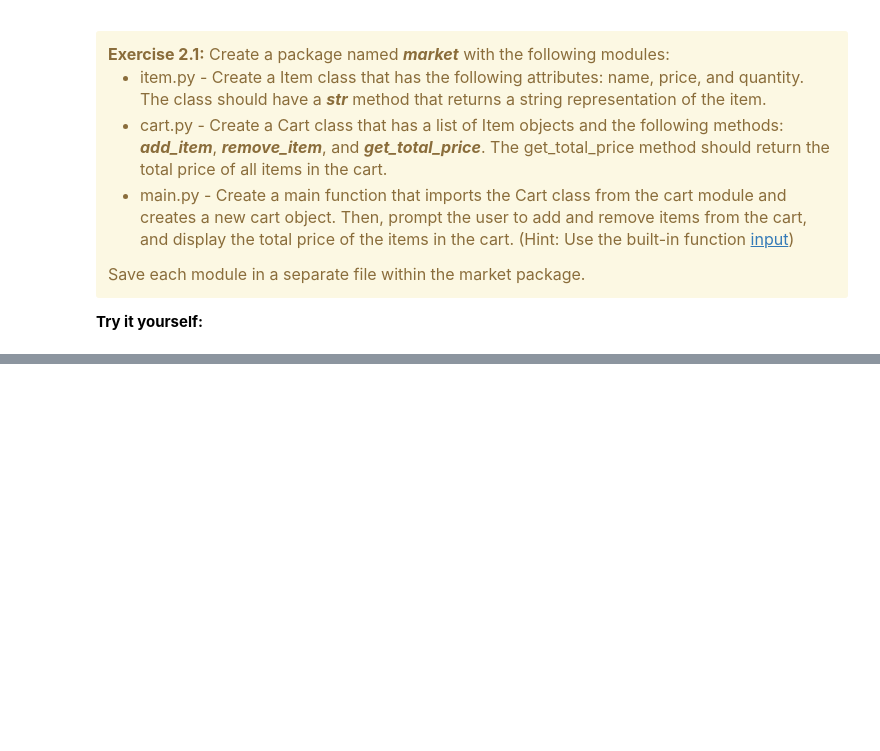
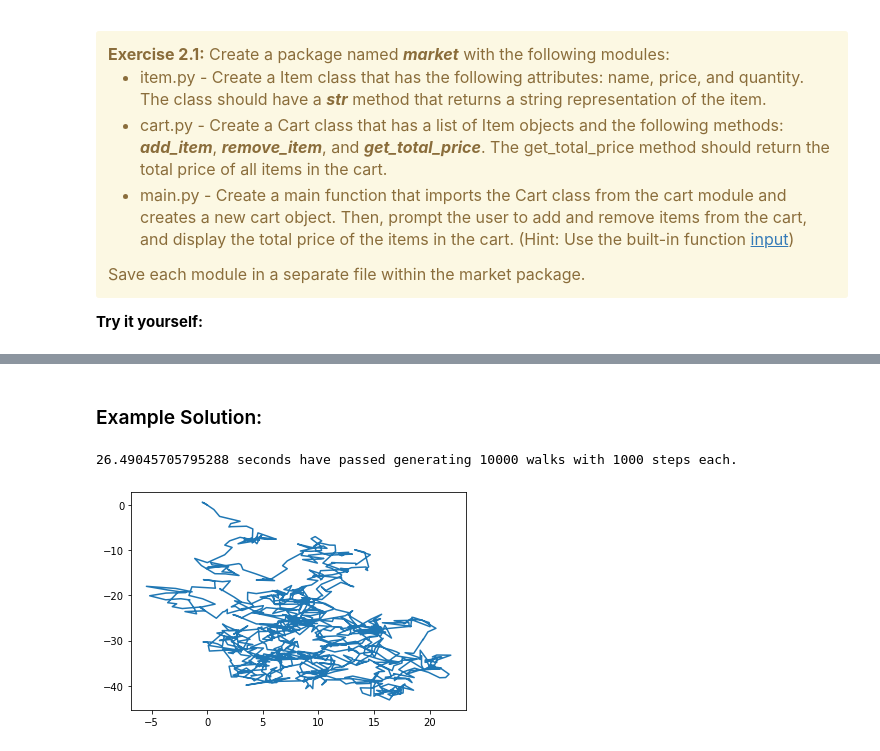
Before and after one commit to DataCompetency/PythonAdvanced, a Jupyter notebook: Session_2/Session_2.ipynb, the cells around one changed output, grey strips where cells are left out. Saved outputs shown, nothing was run; the diff lists cells and outputs as text; code cells hidden in the pictures; blank space fills up the shorter version.

Commit message:
added solutions

```diff
--- a/Session_2/Session_2.ipynb
+++ b/Session_2/Session_2.ipynb
@@ -1154,0 +1649,50 @@ main.main()
+# %% [markdown]
+### Example Solution:
+# %%
+import numpy as np
+from multiprocessing import Pool
+import time
+import matplotlib.pyplot as plt
+
+def measure_time(fn):
+    def wrapper(*args, **kwargs):
+        t1=time.time()
+        res=fn(*args, **kwargs)
+        dt=time.time()-t1
+        print(str(dt)+" seconds have passed generating "+str(num_walks)+" walks with "+str(num_steps)+" steps each.")
+        return res
+    return wrapper
+
+def generate_walk(start_pos, num_steps, mu, sigma):
+    walk = np.zeros((num_steps, 2))
+    walk[0] = start_pos
+    for i in range(1, num_steps):
+        step = np.random.normal(mu, sigma, size=2)
+        walk[i] = walk[i-1] + step
+    return walk
+
+# using a decorator here to wrap around the function
+@measure_time
+def generate_walks(num_walks, start_pos, num_steps, mu, sigma, num_processes):
+    with Pool(num_processes) as p:
+        args = [(start_pos, num_steps, mu, sigma) for _ in range(num_walks)]
+        walks = p.starmap(generate_walk, args)
+    return walks
+
+# Example usage
+num_walks = 10000
+start_pos = np.array([0, 0])
+num_steps = 1000
+mu = 0
+sigma = 1
+num_processes = 1
+
+walks = generate_walks(num_walks, start_pos, num_steps, mu, sigma, num_processes)
+
+# Plot first walk
+
+plt.plot(walks[0][:,0], walks[0][:,1])
+plt.show()
+# %% [output]
+26.49045705795288 seconds have passed generating 10000 walks with 1000 steps each.
+[figure, added]
```
Also changed, not shown: parts of 26 cells of this notebook, 2 other files.
